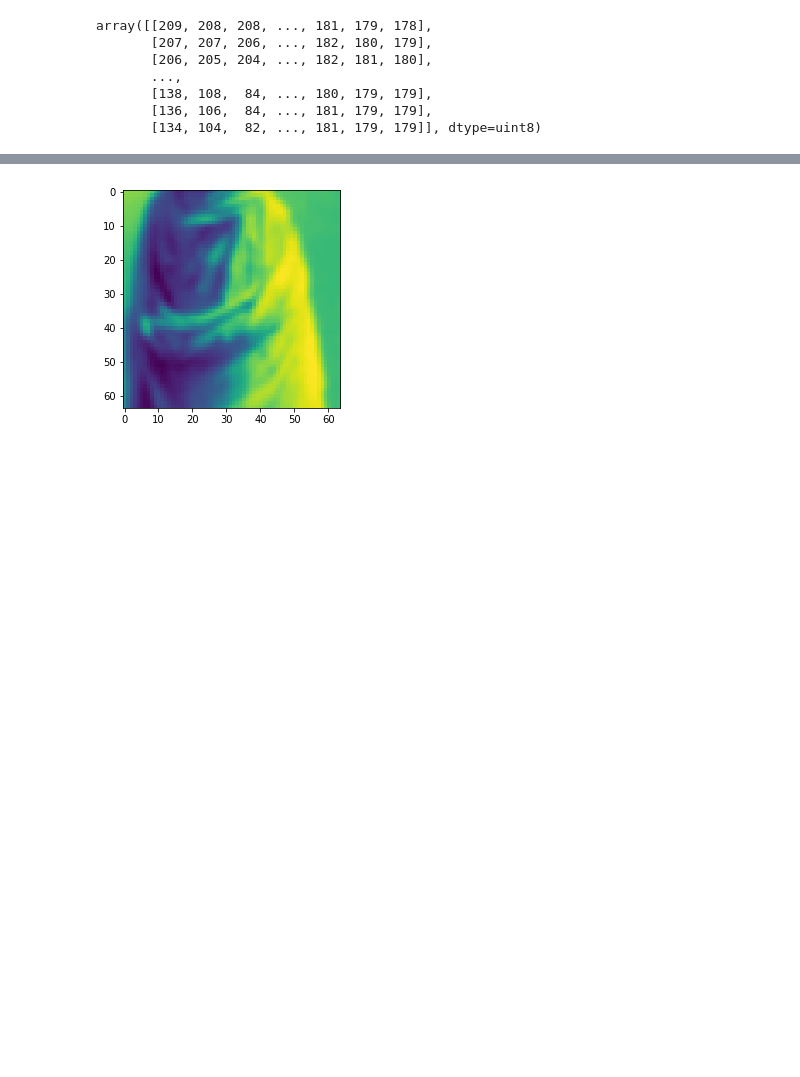
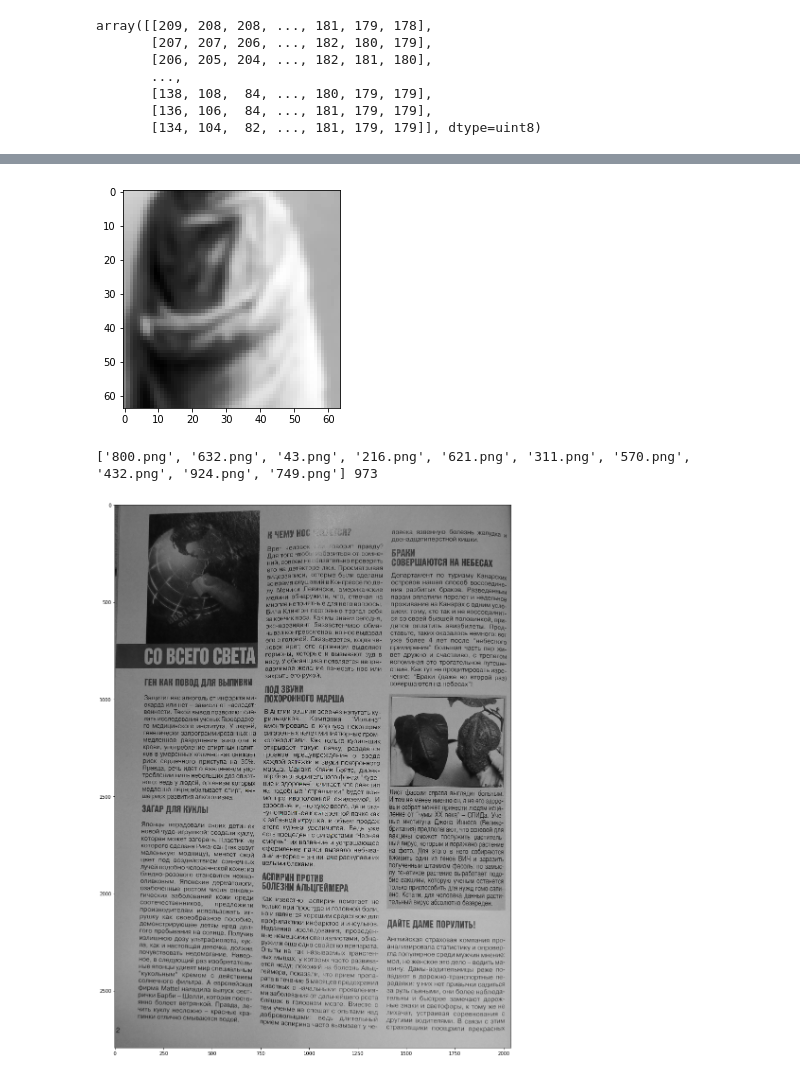
Before and after one commit to semyonkozlov/abbyy-diploma, a Jupyter notebook: descriptor/siamese/datasets.ipynb, the cells around one changed output, grey strips where cells are left out. Cells and saved outputs as stored; diff of their text form; code cells hidden in the pictures; blank space fills up the shorter version.

```diff
--- a/descriptor/siamese/datasets.ipynb
+++ b/descriptor/siamese/datasets.ipynb
@@ -116,4 +104,31 @@ for p in augmented:
 # %%
-plt.imshow(patch / 255);
+plt.imshow(patch / 255, cmap='gray');
 # %% [output]
-[figure, old version]
+[figure, new version]
+# %%
+import os
+
+TEXTS = f'{DATA_ROOT}/texts'
+image_files = os.listdir(TEXTS)
+print(image_files[:10], len(image_files))
+# %% [output]
+['800.png', '632.png', '43.png', '216.png', '621.png', '311.png', '570.png', '432.png', '924.png', '749.png'] 973
+# %%
+import cv2
+import imgaug as ia
+from imgaug import augmenters as iaa
+
+sift = cv2.xfeatures2d.SIFT_create(100)
+# %%
+IMAGE_FILE = f'{TEXTS}/800.png'
+
+img = read_image(IMAGE_FILE)
+sift_kps = sift.detect(img)
+# %%
+img_with_kps = cv2.drawKeypoints(img, sift_kps, None, flags=cv2.DRAW_MATCHES_FLAGS_DRAW_RICH_KEYPOINTS)
+
+plt.figure(figsize=(15, 25))
+plt.imshow(img_with_kps);
+plt.show()
+# %% [output]
+[figure, added]
```
Also changed, not shown: parts of 7 cells of this notebook, 2 other files.
